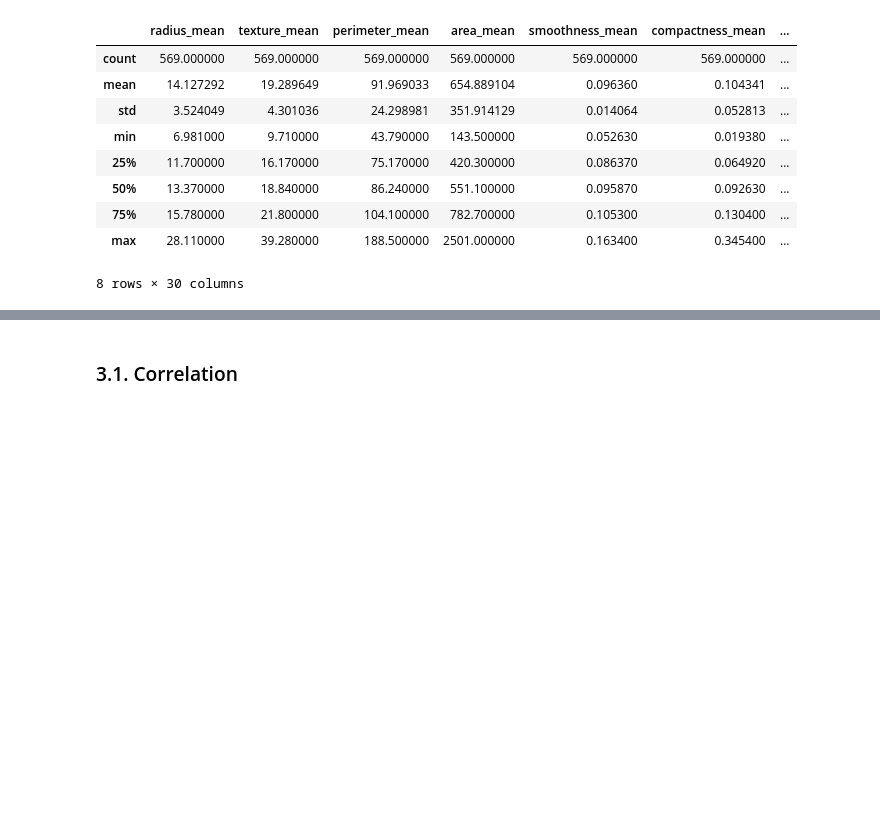
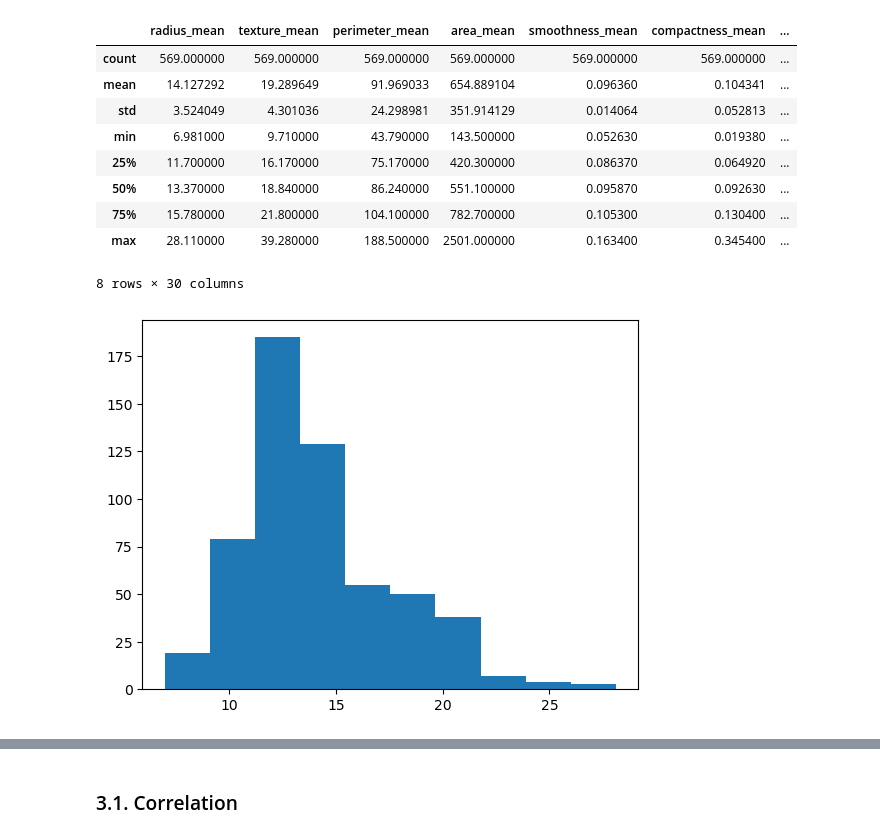
Before and after one commit to Tanja888/PfDA-Project2, a Jupyter notebook: Wisconsin-Breast-Cancer-analysis.ipynb, the cells around one changed output, grey strips where cells are left out. Drawn from its saved outputs; the diff is of its cells as text; code cells hidden in the pictures; blank space fills up the shorter version.

```diff
--- a/Wisconsin-Breast-Cancer-analysis.ipynb
+++ b/Wisconsin-Breast-Cancer-analysis.ipynb
@@ -148,3 +148,8 @@ cancer.describe()
 | 75% | 15.780000 | 21.800000 | 104.100000 | 782.700000 | 0.105300 | 0.130400 | ... |
 | max | 28.110000 | 39.280000 | 188.500000 | 2501.000000 | 0.163400 | 0.345400 | ... |
 8 rows × 30 columns
+# %%
+radius_mean1 = cancer['radius_mean']
+plt.hist(radius_mean1);
+# %% [output]
+[figure, added]
```
Also changed, not shown: parts of 20 cells of this notebook.
